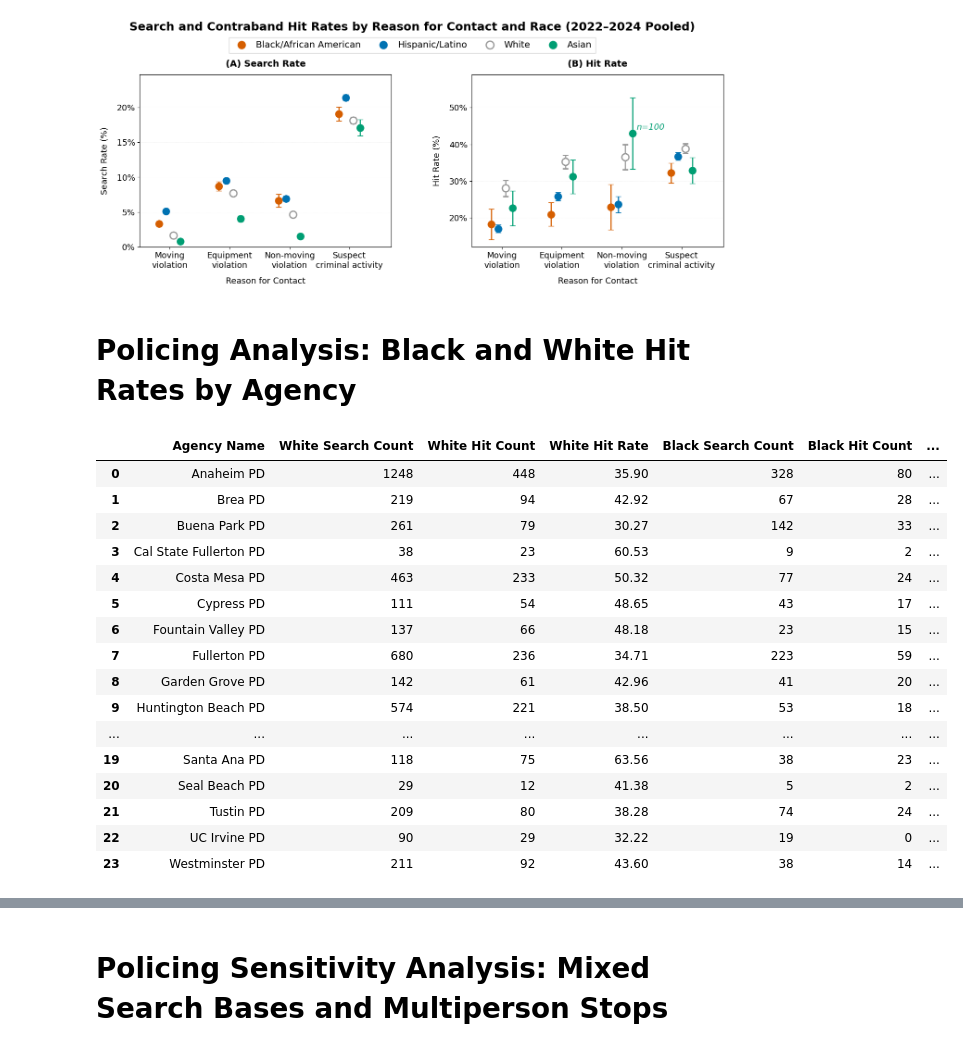
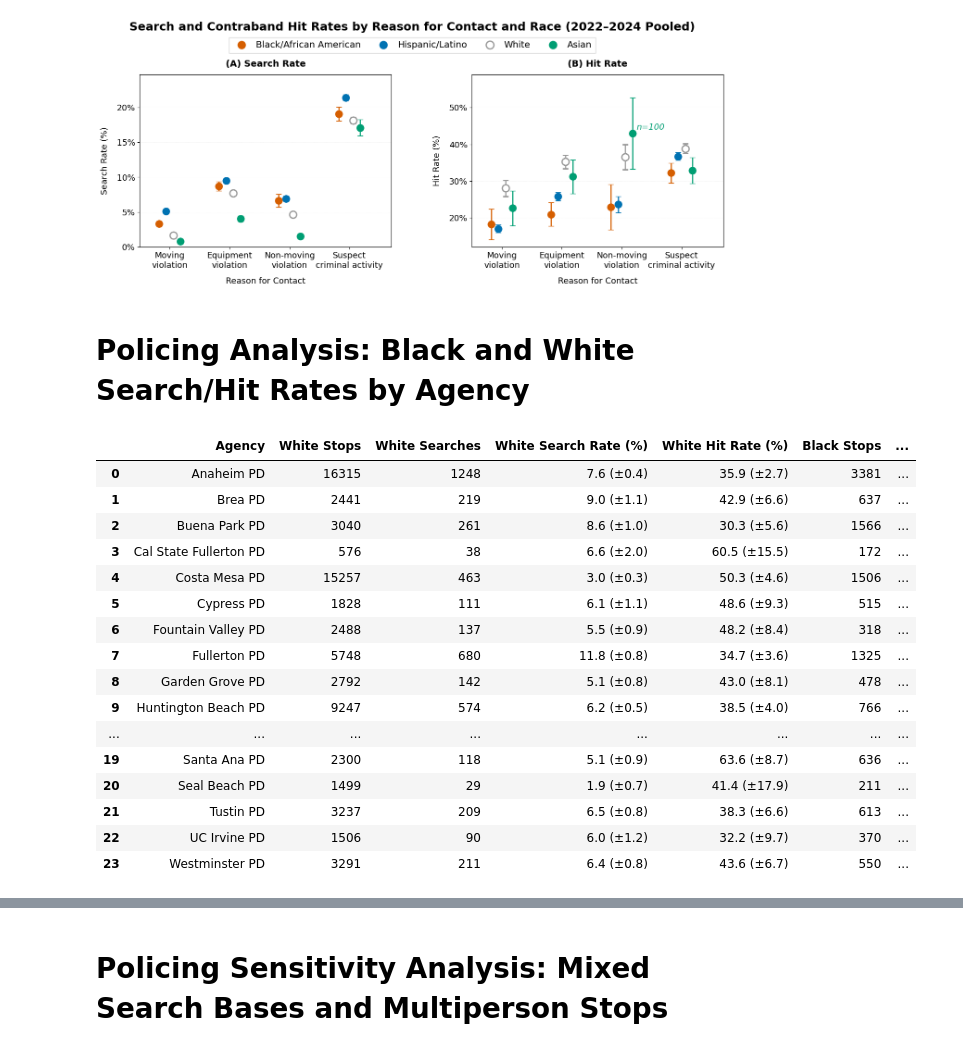
Before and after one commit to laurenbchu/honors-thesis, a Jupyter notebook: notebooks/02_analysis.ipynb, the cells around one changed output, grey strips where cells are left out. Cells and saved outputs as stored; diff of their text form; code cells hidden in the pictures.

```diff
--- a/notebooks/02_analysis.ipynb
+++ b/notebooks/02_analysis.ipynb
@@ -323,29 +321,31 @@ fig_search = visualization_utils.visualize_search_and_hit_rates_by_reason(polici
 # %% [output]
 [figure]
 # %% [markdown]
-# Policing Analysis: Black and White Hit Rates by Agency
+# Policing Analysis: Black and White Search/Hit Rates by Agency
 # %%
-# Calculate the White and Black hit rates for each agency and summarize in a table
-agency_hit_summary = analysis_utils.summarize_agency_black_white_hit_rates(policing)
-publication_table = table_utils.agency_black_white_hit_rate_table(agency_hit_summary)
-publication_table
-# table_utils.export_agency_hit_rates_to_latex(agency_hit_summary)
+# Calculate the White and Black search/hit rates for each agency and summarize in a table
+
+agency_hit_summary = analysis_utils.summarize_agency_black_white_rates(policing)
+publication_table  = table_utils.agency_black_white_rates_table(agency_hit_summary)
+display(publication_table)
+
+# table_utils.export_agency_hit_rates_to_latex(publication_table, agency_hit_summary)
 # %% [output]
-|  | Agency Name | White Search Count | White Hit Count | White Hit Rate | Black Search Count | Black Hit Count | ... |
-| 0 | Anaheim PD | 1248 | 448 | 35.90 | 328 | 80 | ... |
-| 1 | Brea PD | 219 | 94 | 42.92 | 67 | 28 | ... |
-| 2 | Buena Park PD | 261 | 79 | 30.27 | 142 | 33 | ... |
-| 3 | Cal State Fullerton PD | 38 | 23 | 60.53 | 9 | 2 | ... |
-| 4 | Costa Mesa PD | 463 | 233 | 50.32 | 77 | 24 | ... |
-| 5 | Cypress PD | 111 | 54 | 48.65 | 43 | 17 | ... |
-| 6 | Fountain Valley PD | 137 | 66 | 48.18 | 23 | 15 | ... |
-| 7 | Fullerton PD | 680 | 236 | 34.71 | 223 | 59 | ... |
-| 8 | Garden Grove PD | 142 | 61 | 42.96 | 41 | 20 | ... |
-| 9 | Huntington Beach PD | 574 | 221 | 38.50 | 53 | 18 | ... |
+|  | Agency | White Stops | White Searches | White Search Rate (%) | White Hit Rate (%) | Black Stops | ... |
+| 0 | Anaheim PD | 16315 | 1248 | 7.6 (±0.4) | 35.9 (±2.7) | 3381 | ... |
+| 1 | Brea PD | 2441 | 219 | 9.0 (±1.1) | 42.9 (±6.6) | 637 | ... |
+| 2 | Buena Park PD | 3040 | 261 | 8.6 (±1.0) | 30.3 (±5.6) | 1566 | ... |
+| 3 | Cal State Fullerton PD | 576 | 38 | 6.6 (±2.0) | 60.5 (±15.5) | 172 | ... |
+| 4 | Costa Mesa PD | 15257 | 463 | 3.0 (±0.3) | 50.3 (±4.6) | 1506 | ... |
+| 5 | Cypress PD | 1828 | 111 | 6.1 (±1.1) | 48.6 (±9.3) | 515 | ... |
+| 6 | Fountain Valley PD | 2488 | 137 | 5.5 (±0.9) | 48.2 (±8.4) | 318 | ... |
+| 7 | Fullerton PD | 5748 | 680 | 11.8 (±0.8) | 34.7 (±3.6) | 1325 | ... |
+| 8 | Garden Grove PD | 2792 | 142 | 5.1 (±0.8) | 43.0 (±8.1) | 478 | ... |
+| 9 | Huntington Beach PD | 9247 | 574 | 6.2 (±0.5) | 38.5 (±4.0) | 766 | ... |
 | ... | ... | ... | ... | ... | ... | ... | ... |
-| 19 | Santa Ana PD | 118 | 75 | 63.56 | 38 | 23 | ... |
-| 20 | Seal Beach PD | 29 | 12 | 41.38 | 5 | 2 | ... |
-| 21 | Tustin PD | 209 | 80 | 38.28 | 74 | 24 | ... |
-| 22 | UC Irvine PD | 90 | 29 | 32.22 | 19 | 0 | ... |
-| 23 | Westminster PD | 211 | 92 | 43.60 | 38 | 14 | ... |
+| 19 | Santa Ana PD | 2300 | 118 | 5.1 (±0.9) | 63.6 (±8.7) | 636 | ... |
+| 20 | Seal Beach PD | 1499 | 29 | 1.9 (±0.7) | 41.4 (±17.9) | 211 | ... |
+| 21 | Tustin PD | 3237 | 209 | 6.5 (±0.8) | 38.3 (±6.6) | 613 | ... |
+| 22 | UC Irvine PD | 1506 | 90 | 6.0 (±1.2) | 32.2 (±9.7) | 370 | ... |
+| 23 | Westminster PD | 3291 | 211 | 6.4 (±0.8) | 43.6 (±6.7) | 550 | ... |
 # %%
```
Also changed, not shown: parts of 18 cells of this notebook, 13 other files.
